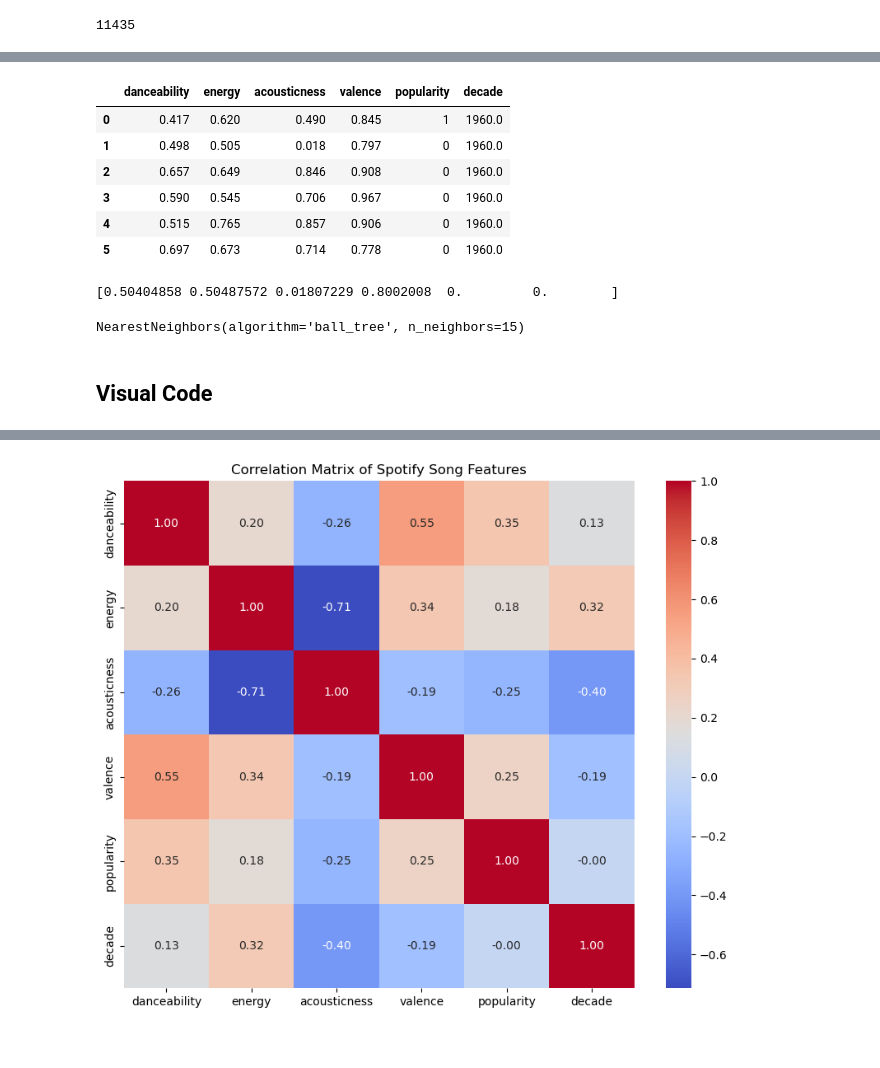
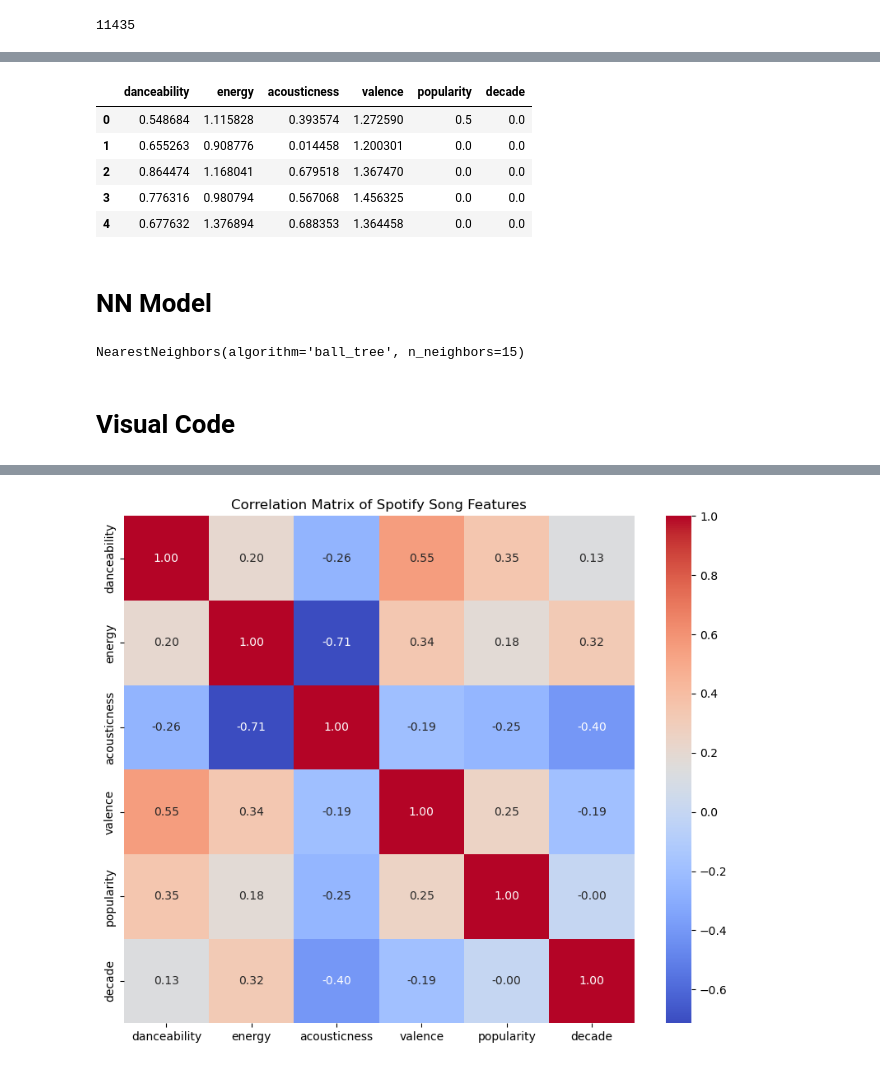
Before and after one commit to mftobin/Project4-stl, a Jupyter notebook: Evan_notebook.ipynb, the cells around one changed output, grey strips where cells are left out. Cells and saved outputs as stored; diff of their text form; code cells hidden in the pictures.

```diff
--- a/Evan_notebook.ipynb
+++ b/Evan_notebook.ipynb
@@ -91 +97,9 @@ features = [
 X = songs_df[features]
+# %%
+scaler = MinMaxScaler()
+# Ensure indices of scaled features match songs_df
+X_scaled = pd.DataFrame(
+    scaler.fit_transform(X),
+    columns=features,
+    index=songs_df.index  # Match the original index
+)
@@ -115,19 +117,0 @@ dtype: object
-# %%
-# Normalize the weighted features
-# scaler = StandardScaler()
-scaler = MinMaxScaler()
-X_scaled = scaler.fit_transform(weighted_features)
-# %%
-X.head(6)
-# %% [output]
-|  | danceability | energy | acousticness | valence | popularity | decade |
-| 0 | 0.417 | 0.620 | 0.490 | 0.845 | 1 | 1960.0 |
-| 1 | 0.498 | 0.505 | 0.018 | 0.797 | 0 | 1960.0 |
-| 2 | 0.657 | 0.649 | 0.846 | 0.908 | 0 | 1960.0 |
-| 3 | 0.590 | 0.545 | 0.706 | 0.967 | 0 | 1960.0 |
-| 4 | 0.515 | 0.765 | 0.857 | 0.906 | 0 | 1960.0 |
-| 5 | 0.697 | 0.673 | 0.714 | 0.778 | 0 | 1960.0 |
-# %%
-print(X_scaled[1])
-# %% [output]
-[0.50404858 0.50487572 0.01807229 0.8002008  0.         0.        ]
@@ -134,3 +121,14 @@ print(X_scaled[1])
+# %%
+weighted_features.head()
+# %% [output]
+|  | danceability | energy | acousticness | valence | popularity | decade |
+| 0 | 0.548684 | 1.115828 | 0.393574 | 1.272590 | 0.5 | 0.0 |
+| 1 | 0.655263 | 0.908776 | 0.014458 | 1.200301 | 0.0 | 0.0 |
+| 2 | 0.864474 | 1.168041 | 0.679518 | 1.367470 | 0.0 | 0.0 |
+| 3 | 0.776316 | 0.980794 | 0.567068 | 1.456325 | 0.0 | 0.0 |
+| 4 | 0.677632 | 1.376894 | 0.688353 | 1.364458 | 0.0 | 0.0 |
+# %% [markdown]
+# NN Model
 # %%
 # Train a k-Nearest Neighbors model
 model = NearestNeighbors(n_neighbors=15, algorithm='ball_tree')
@@ -182,5 +138,5 @@ def recommend_songs(song_title, artist_name, num_recommendations=5):
 # %% [markdown]
-## Visual Code
+# Visual Code
 # %%
 def visualize_features(original_features, recommendation_features, feature_names, song_title, artist_name):
 
```
Also changed, not shown: parts of 13 cells of this notebook, 1 other file.
